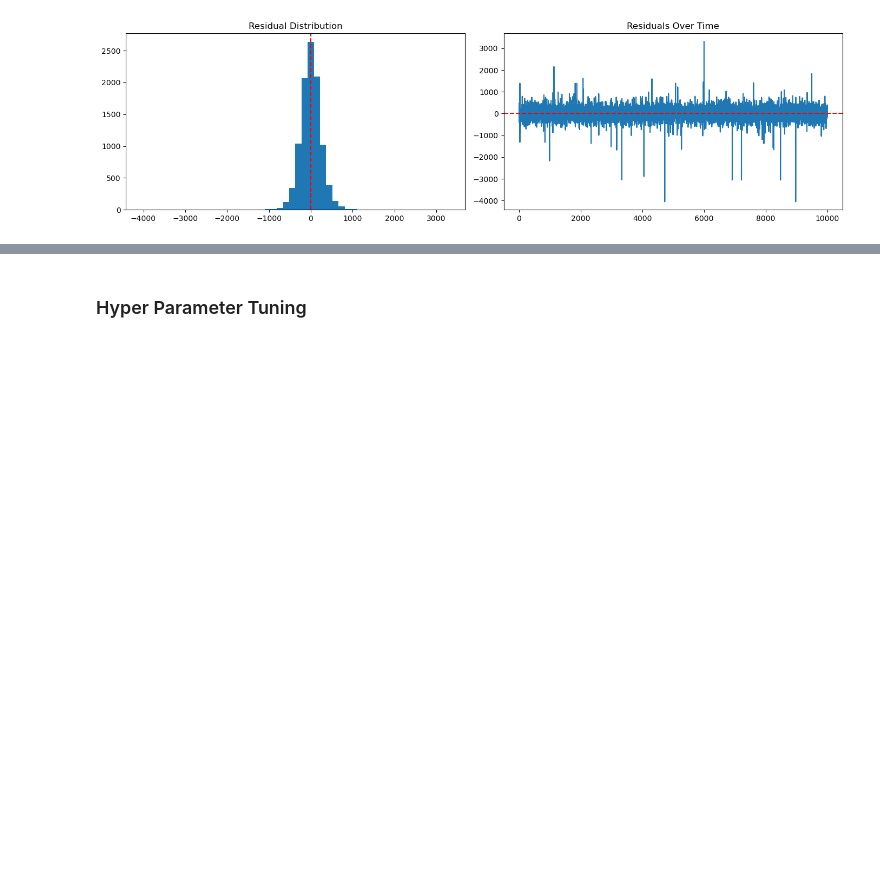
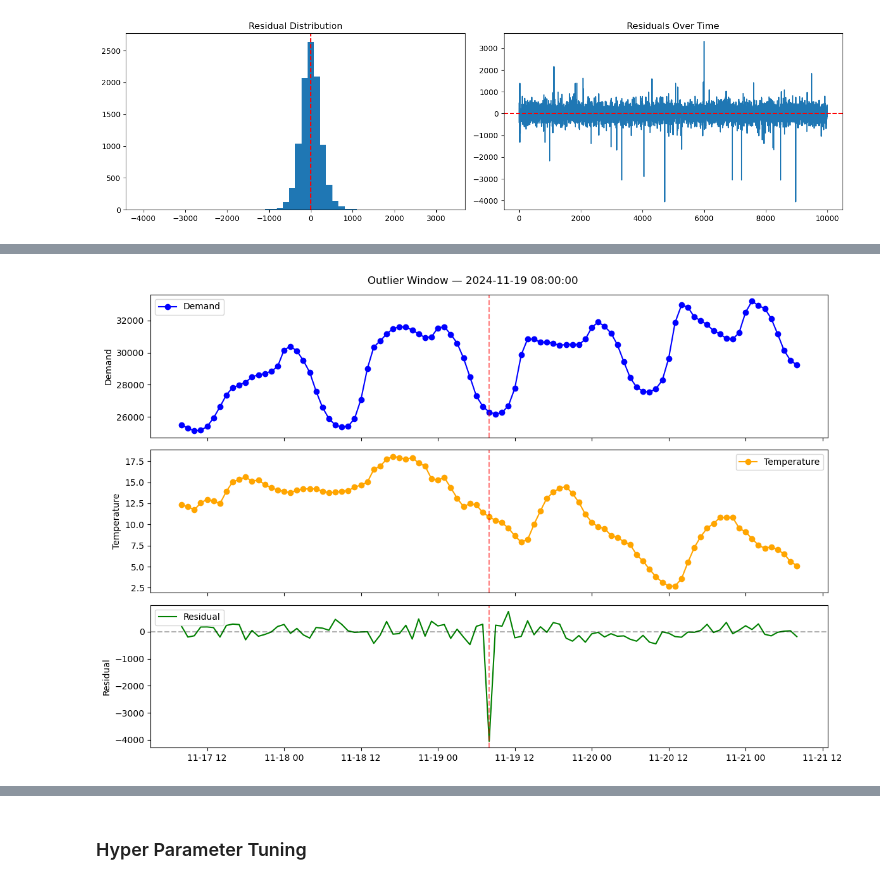
Before and after one commit to maxwellgriffith345/LoadForecast, a Jupyter notebook: notebooks/Train.ipynb, the cells around one changed output, grey strips where cells are left out. Saved outputs shown, nothing was run; the diff lists cells and outputs as text; code cells hidden in the pictures; blank space fills up the shorter version.

Commit message:
debugging residuals

```diff
--- a/notebooks/Train.ipynb
+++ b/notebooks/Train.ipynb
@@ -475,0 +484,7 @@ the error did increase when using only the selected features but it is not a hug
+# %%
+#create residual series with the acutal date index
+residuals = pd.Series(
+            forecaster.in_sample_residuals_,
+            index = data.loc[:VAL_END].index[-len(forecaster.in_sample_residuals_):]
+)
+residuals.head()
@@ -475,0 +499,3 @@ the error did increase when using only the selected features but it is not a hug
+# %%
+outliers = residuals.abs().sort_values(ascending=False).head(10)
+print(outliers)
@@ -475,0 +515,33 @@ the error did increase when using only the selected features but it is not a hug
+# %%
+def plot_outlier_window(date, window_hours=48):
+    start = date - pd.Timedelta(hours=window_hours)
+    end = date + pd.Timedelta(hours=window_hours)
+
+    window_data = data.loc[start:end]
+    window_resid = residuals.loc[start:end]
+
+    fig, axes = plt.subplots(3, 1, figsize=(12, 8), sharex=True)
+
+    axes[0].plot(window_data.index, window_data["Demand"], label="Demand", color="blue", marker = "o")
+    axes[0].axvline(date, color="red", linestyle="--", alpha=0.5)
+    axes[0].set_ylabel("Demand")
+    axes[0].legend()
+
+    axes[1].plot(window_data.index, window_data["Temperature"], label="Temperature", color="orange", marker = "o")
+    axes[1].axvline(date, color="red", linestyle="--", alpha=0.5)
+    axes[1].set_ylabel("Temperature")
+    axes[1].legend()
+
+    axes[2].plot(window_resid.index, window_resid, label="Residual", color="green")
+    axes[2].axhline(0, color="black", linestyle="--", alpha=0.3)
+    axes[2].axvline(date, color="red", linestyle="--", alpha=0.5)
+    axes[2].set_ylabel("Residual")
+    axes[2].legend()
+
+    plt.suptitle(f"Outlier Window — {date}")
+    plt.tight_layout()
+    plt.show()
+# %%
+plot_outlier_window(outliers.index[0])
+# %% [output]
+[figure, added]
```
Also changed, not shown: parts of 8 cells of this notebook.
